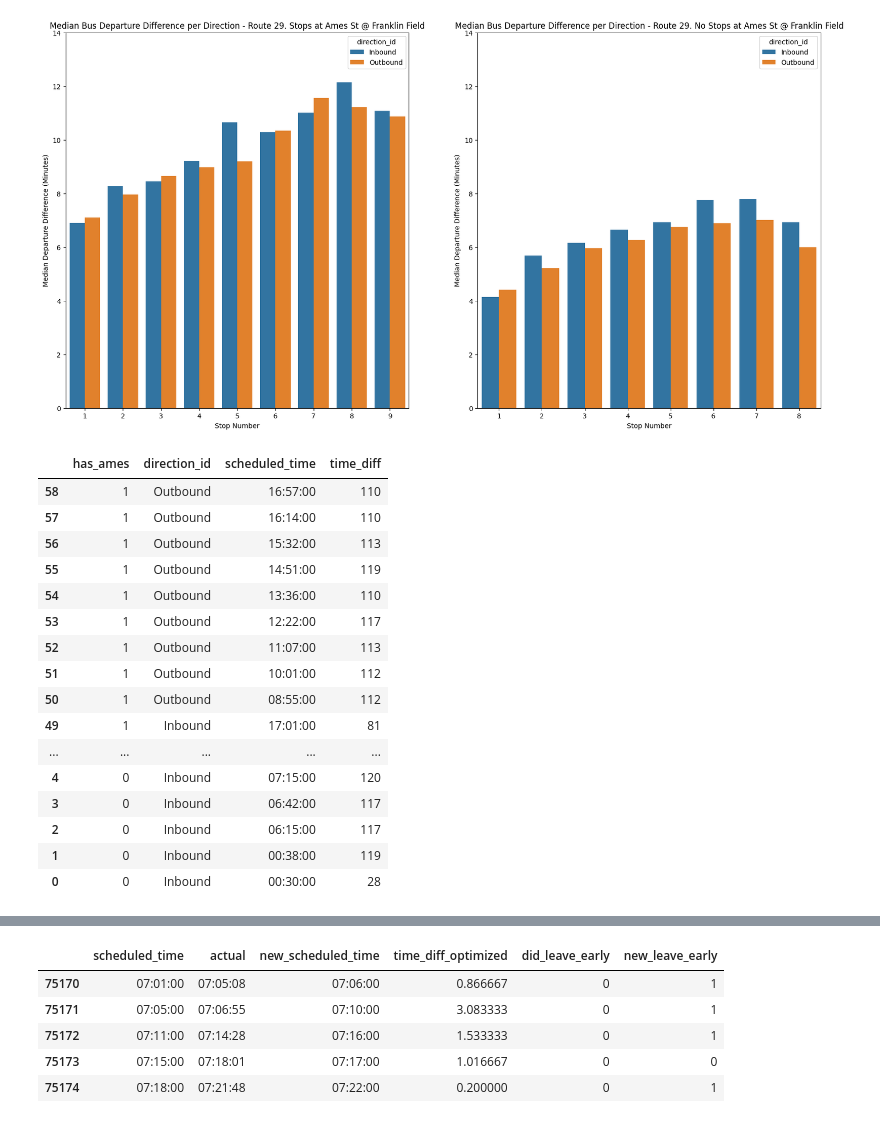
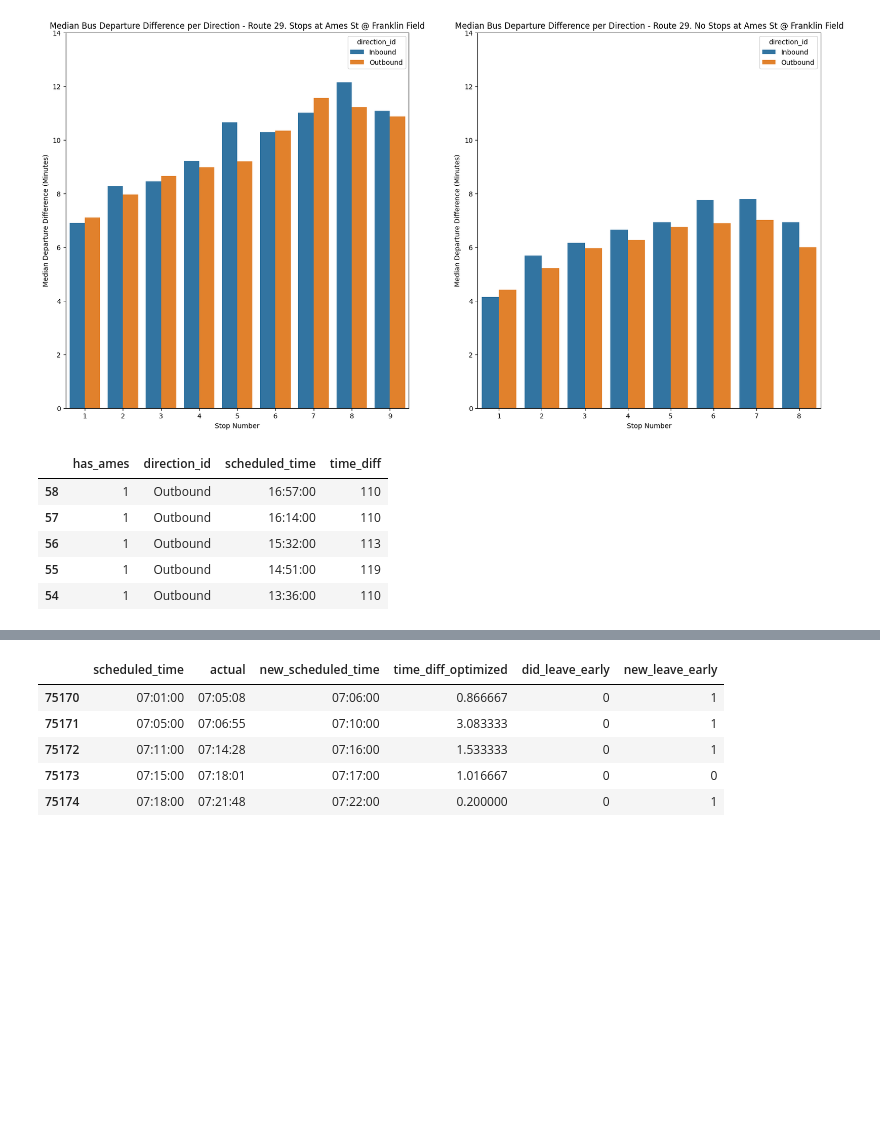
Before and after one commit to kevin-r-murphy/BA888-MBTA, a Jupyter notebook: MBTA_Bus_29&245.ipynb, the cells around one changed output, grey strips where cells are left out. Saved outputs shown, nothing was run; the diff lists cells and outputs as text; code cells hidden in the pictures; blank space fills up the shorter version.

```diff
--- a/MBTA_Bus_29&245.ipynb
+++ b/MBTA_Bus_29&245.ipynb
@@ -623,23 +648,12 @@ axs[1].set_ylim(0,14)
 (0.0, 14.0)
 [figure]
 # %%
-bus_29[bus_29['point_type'] == 'Startpoint'].groupby(['has_ames', 'direction_id', 'scheduled_time'])['time_diff'].count().to_frame().reset_index().sort_values(by = ['has_ames', 'direction_id', 'scheduled_time'], ascending = False)
+bus_29[bus_29['point_type'] == 'Startpoint'].groupby(['has_ames', 'direction_id', 'scheduled_time'])['time_diff'].count().to_frame().reset_index().sort_values(by = ['has_ames', 'direction_id', 'scheduled_time'], ascending = False).head()
 # %% [output]
 |  | has_ames | direction_id | scheduled_time | time_diff |
 | 58 | 1 | Outbound | 16:57:00 | 110 |
 | 57 | 1 | Outbound | 16:14:00 | 110 |
 | 56 | 1 | Outbound | 15:32:00 | 113 |
 | 55 | 1 | Outbound | 14:51:00 | 119 |
 | 54 | 1 | Outbound | 13:36:00 | 110 |
-| 53 | 1 | Outbound | 12:22:00 | 117 |
-| 52 | 1 | Outbound | 11:07:00 | 113 |
-| 51 | 1 | Outbound | 10:01:00 | 112 |
-| 50 | 1 | Outbound | 08:55:00 | 112 |
-| 49 | 1 | Inbound | 17:01:00 | 81 |
-| ... | ... | ... | ... | ... |
-| 4 | 0 | Inbound | 07:15:00 | 120 |
-| 3 | 0 | Inbound | 06:42:00 | 117 |
-| 2 | 0 | Inbound | 06:15:00 | 117 |
-| 1 | 0 | Inbound | 00:38:00 | 119 |
-| 0 | 0 | Inbound | 00:30:00 | 28 |
 # %%
```
Also changed, not shown: parts of 21 cells of this notebook.
